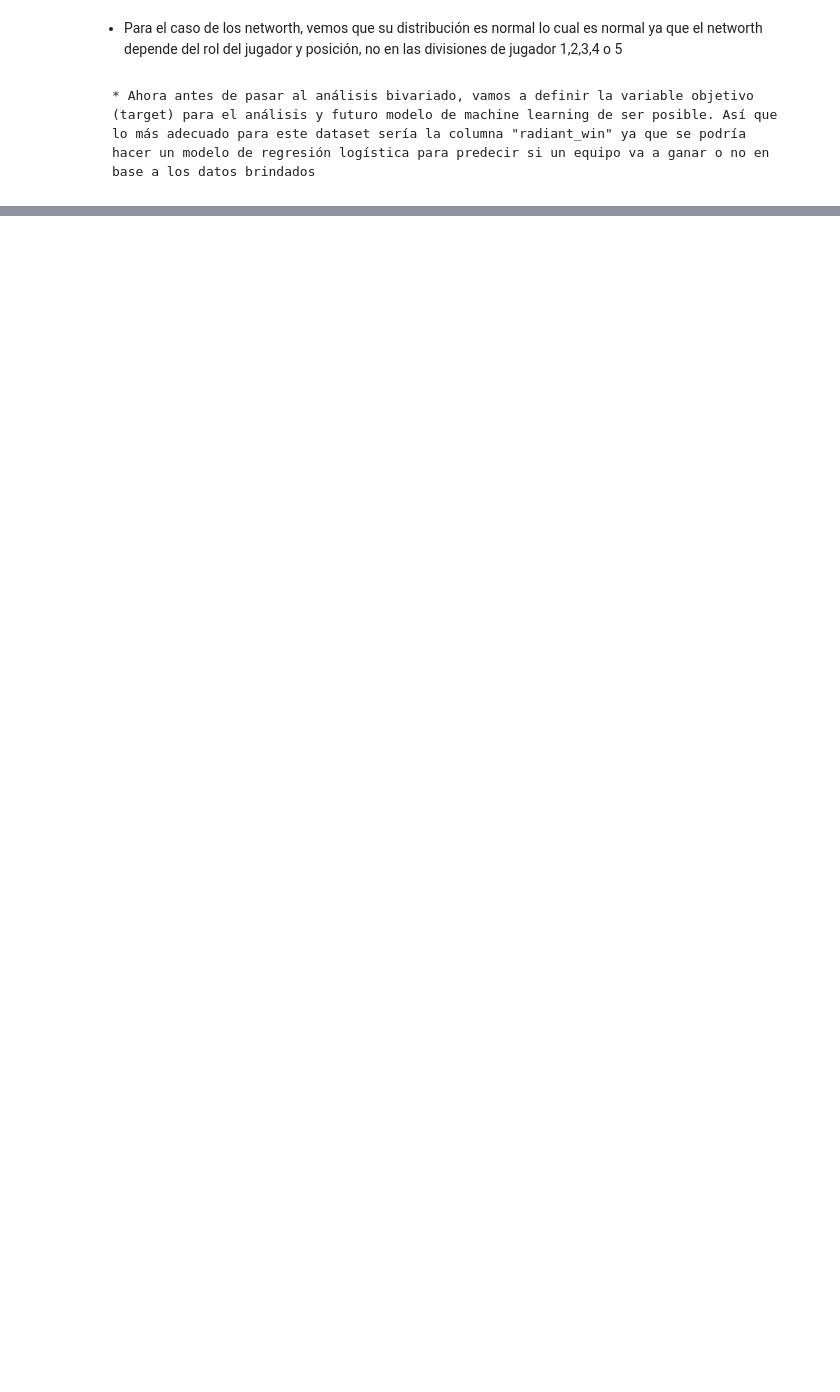
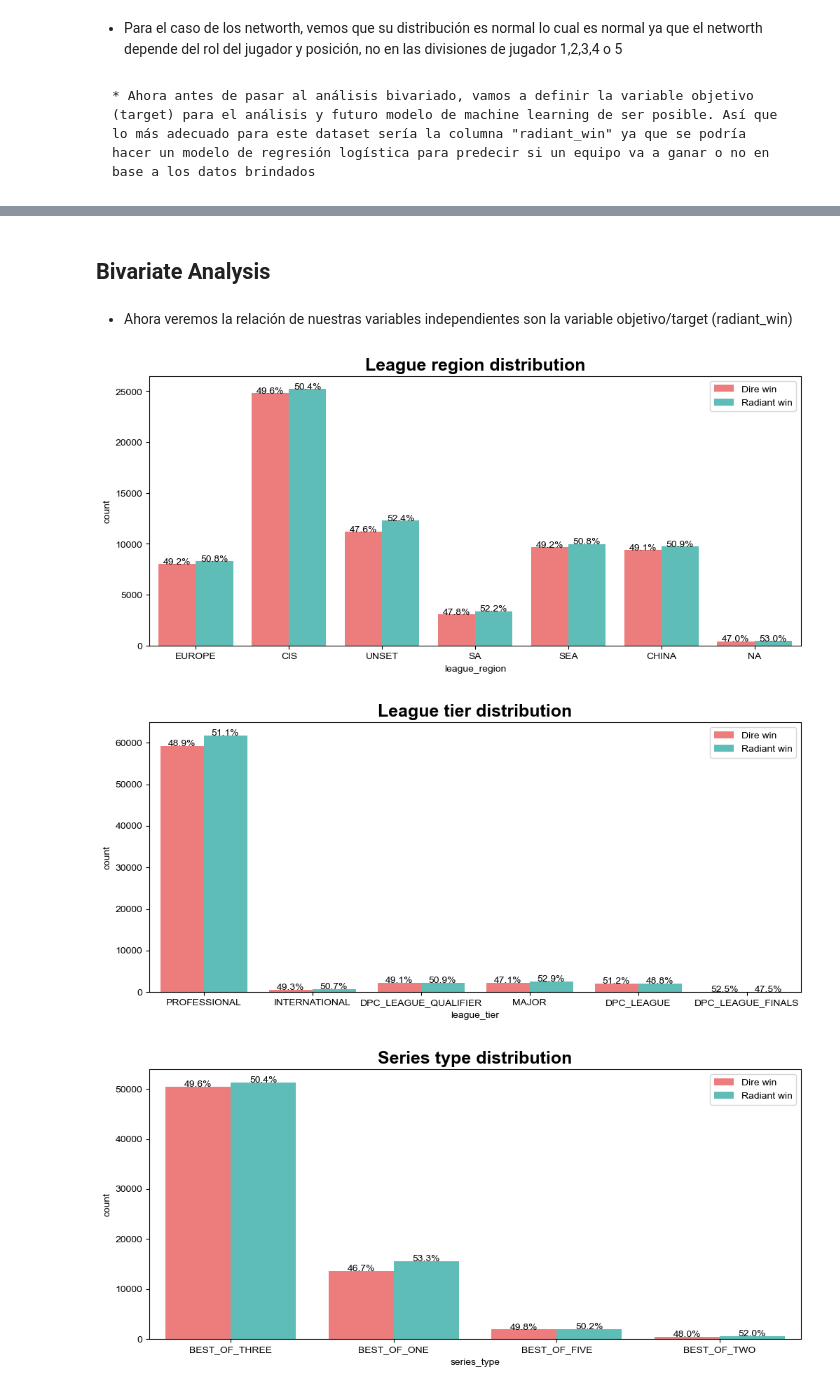
Before and after one commit to rtezen23/dota_2_eda, a Jupyter notebook: 2_eda.ipynb, the cells around one changed output, grey strips where cells are left out. Cells and saved outputs as stored; diff of their text form; code cells hidden in the pictures; blank space fills up the shorter version.

```diff
--- a/2_eda.ipynb
+++ b/2_eda.ipynb
@@ -354,0 +355,37 @@ Generando el gráfico de distribución de victorias...
+# %% [markdown]
+## Bivariate Analysis
+# %% [markdown]
+* Ahora veremos la relación de nuestras variables independientes son la variable objetivo/target (radiant_win)
+# %%
+main_cat_cols = ['league_region', 'league_tier', 'series_type']
+
+for col in main_cat_cols:
+    plt.figure(figsize=(12, 5))
+    sns.countplot(data=df, x=col, hue='radiant_win', palette=['#FF6B6B', '#4ECDC4'])
+
+    # show percentage for each category (provided by chatgpt)
+    ax = plt.gca()
+    for i in range(len(ax.containers[0])):
+        group_total = sum([container[i].get_height() for container in ax.containers])
+        for container in ax.containers:
+            patch = container[i]
+            height = patch.get_height()
+            if height > 0:
+                percentage = height / group_total * 100
+                ax.text(
+                    patch.get_x() + patch.get_width() / 2,
+                    height + 1,
+                    f'{percentage:.1f}%',
+                    ha='center',
+                    fontsize=10
+                )
+
+
+    normalized_col = col.replace('_', ' ').capitalize()
+    plt.legend(labels=['Dire win', 'Radiant win'])
+    plt.title(f'{normalized_col} distribution', fontsize=18, fontweight='semibold')
+    plt.show()
+# %% [output]
+[figure, added]
+[figure, added]
+[figure, added]
```
Also changed, not shown: parts of 34 cells of this notebook, 1 other file.
